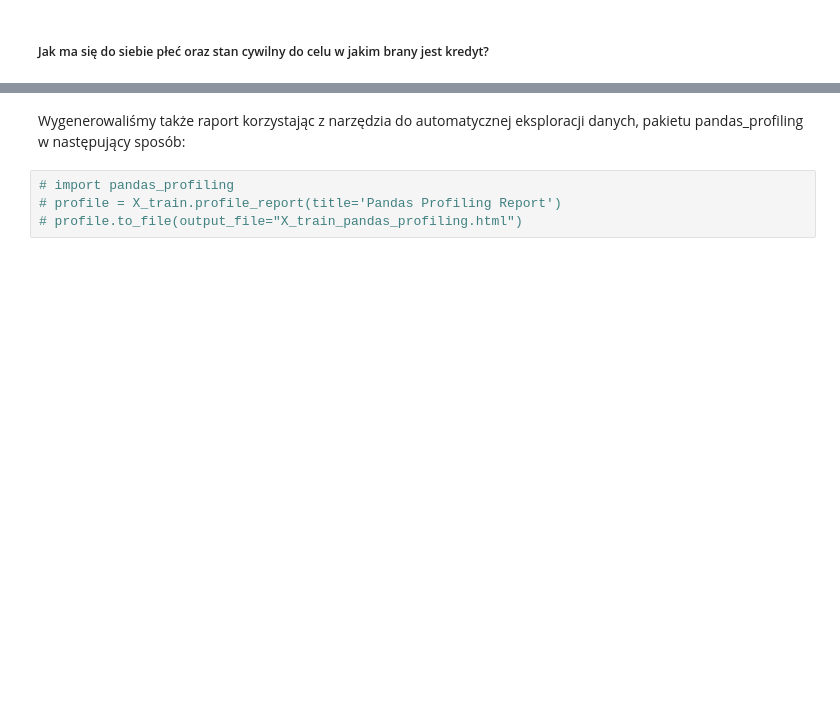
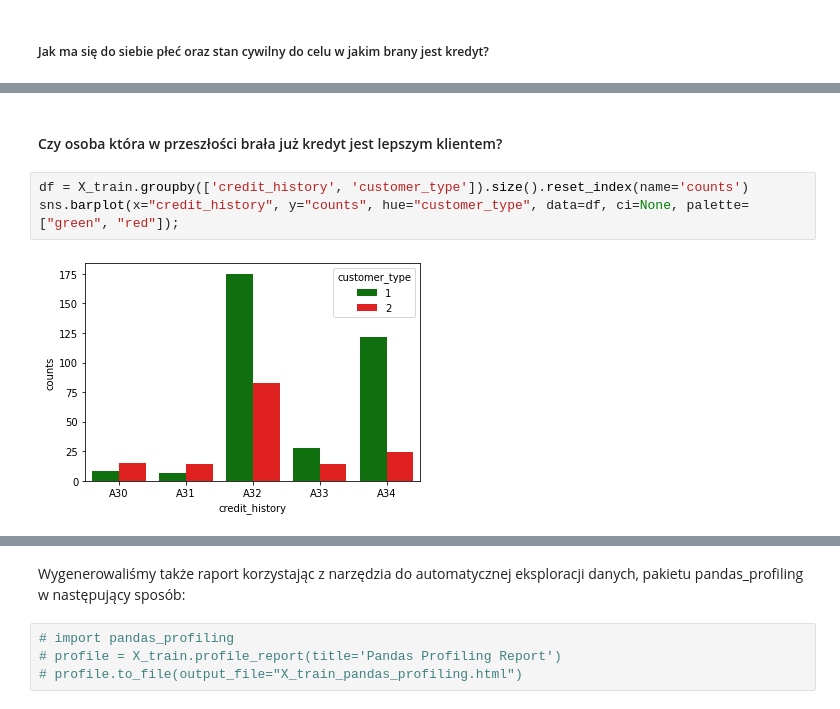
Before and after one commit to malwina0/2022L-ML, a Jupyter notebook: PD1.ipynb, the cells around one changed output, grey strips where cells are left out. Drawn from its saved outputs; the diff is of its cells as text; blank space fills up the shorter version.

```diff
--- a/PD1.ipynb
+++ b/PD1.ipynb
@@ -227,0 +290,7 @@ Z powyższych wykresów od razu rzuca się w oczy
+# %% [markdown]
+#### Czy osoba która w przeszłości brała już kredyt jest lepszym klientem?
+# %%
+df = X_train.groupby(['credit_history', 'customer_type']).size().reset_index(name='counts')
+sns.barplot(x="credit_history", y="counts", hue="customer_type", data=df, ci=None, palette=["green", "red"]);
+# %% [output]
+[figure, added]
```
Also changed, not shown: parts of 27 cells of this notebook.
